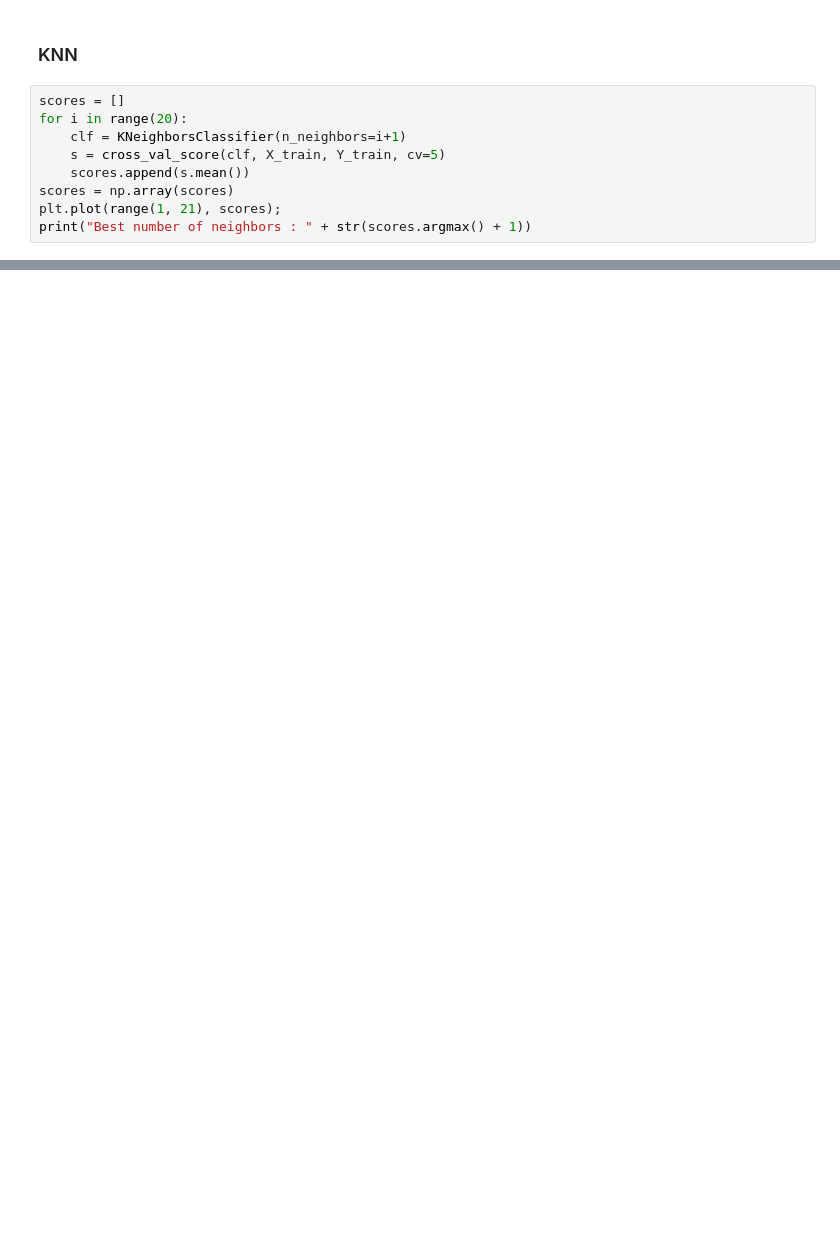
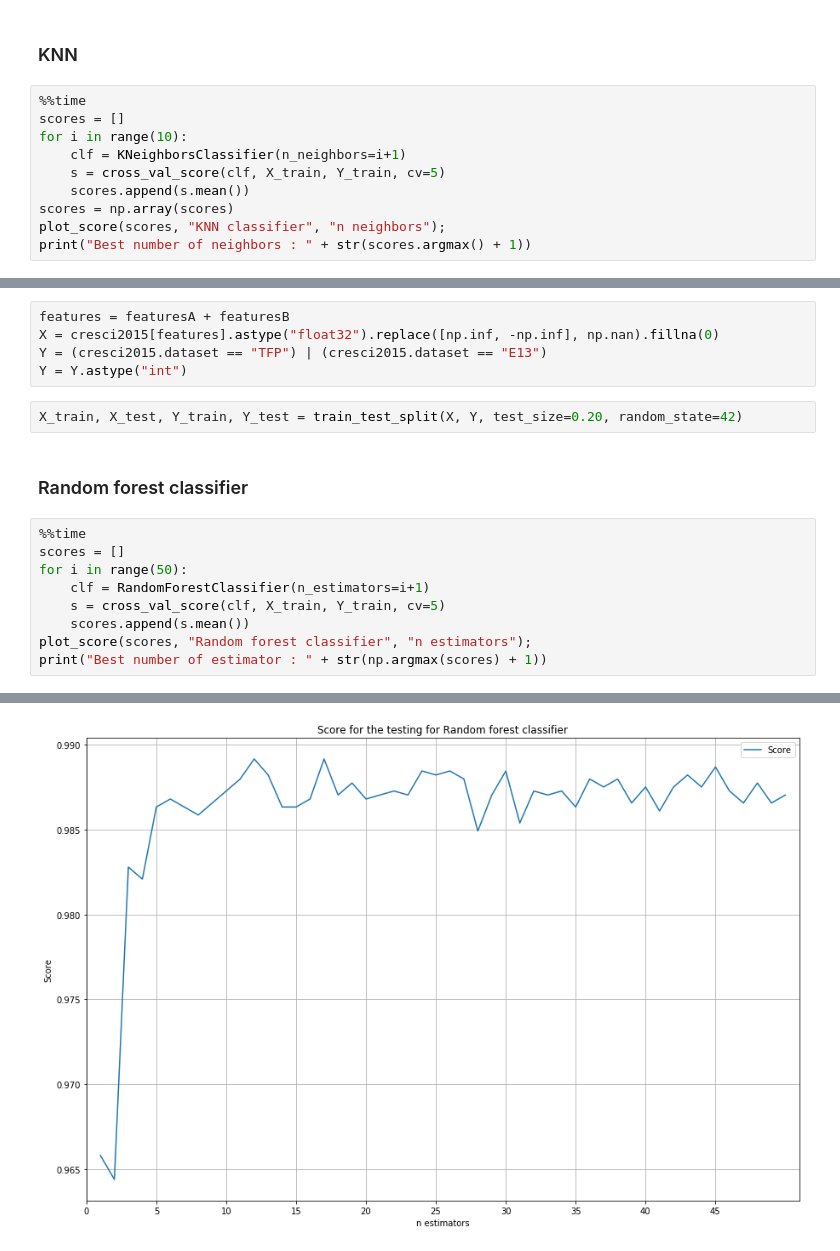
Before and after one commit to etnarek/INFO-Y-120, a Jupyter notebook: project3/project.ipynb, the cells around one changed output, grey strips where cells are left out. Saved outputs shown, nothing was run; the diff lists cells and outputs as text; blank space fills up the shorter version.

```diff
--- a/project3/project.ipynb
+++ b/project3/project.ipynb
@@ -170,13 +239,14 @@ clf.score(X_test, Y_test)
 # %% [markdown]
 ### KNN
 # %%
+%%time
 scores = []
-for i in range(20):
+for i in range(10):
     clf = KNeighborsClassifier(n_neighbors=i+1)
     s = cross_val_score(clf, X_train, Y_train, cv=5)
     scores.append(s.mean())
 scores = np.array(scores)
-plt.plot(range(1, 21), scores);
+plot_score(scores, "KNN classifier", "n neighbors");
 print("Best number of neighbors : " + str(scores.argmax() + 1))
 # %% [output]
 Best number of neighbors : 3
@@ -189,0 +268,19 @@ clf.score(X_test, Y_test)
+# %%
+features = featuresA + featuresB
+X = cresci2015[features].astype("float32").replace([np.inf, -np.inf], np.nan).fillna(0)
+Y = (cresci2015.dataset == "TFP") | (cresci2015.dataset == "E13")
+Y = Y.astype("int")
+# %%
+X_train, X_test, Y_train, Y_test = train_test_split(X, Y, test_size=0.20, random_state=42)
+# %% [markdown]
+### Random forest classifier
+# %%
+%%time
+scores = []
+for i in range(50):
+    clf = RandomForestClassifier(n_estimators=i+1)
+    s = cross_val_score(clf, X_train, Y_train, cv=5)
+    scores.append(s.mean())
+plot_score(scores, "Random forest classifier", "n estimators");
+print("Best number of estimator : " + str(np.argmax(scores) + 1))
+# %% [output]
@@ -189,0 +290 @@ clf.score(X_test, Y_test)
+[figure, added]
```
Also changed, not shown: parts of 36 cells of this notebook.
